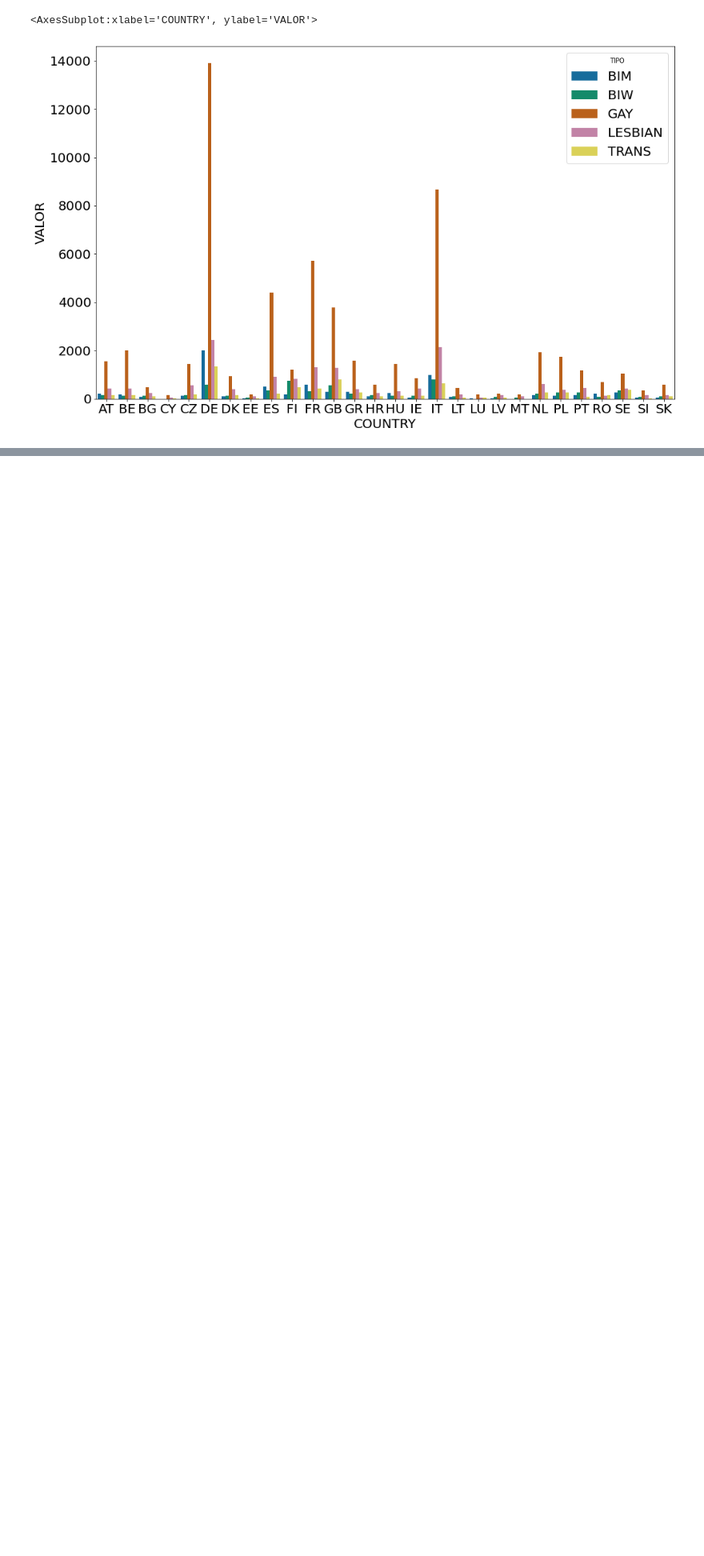
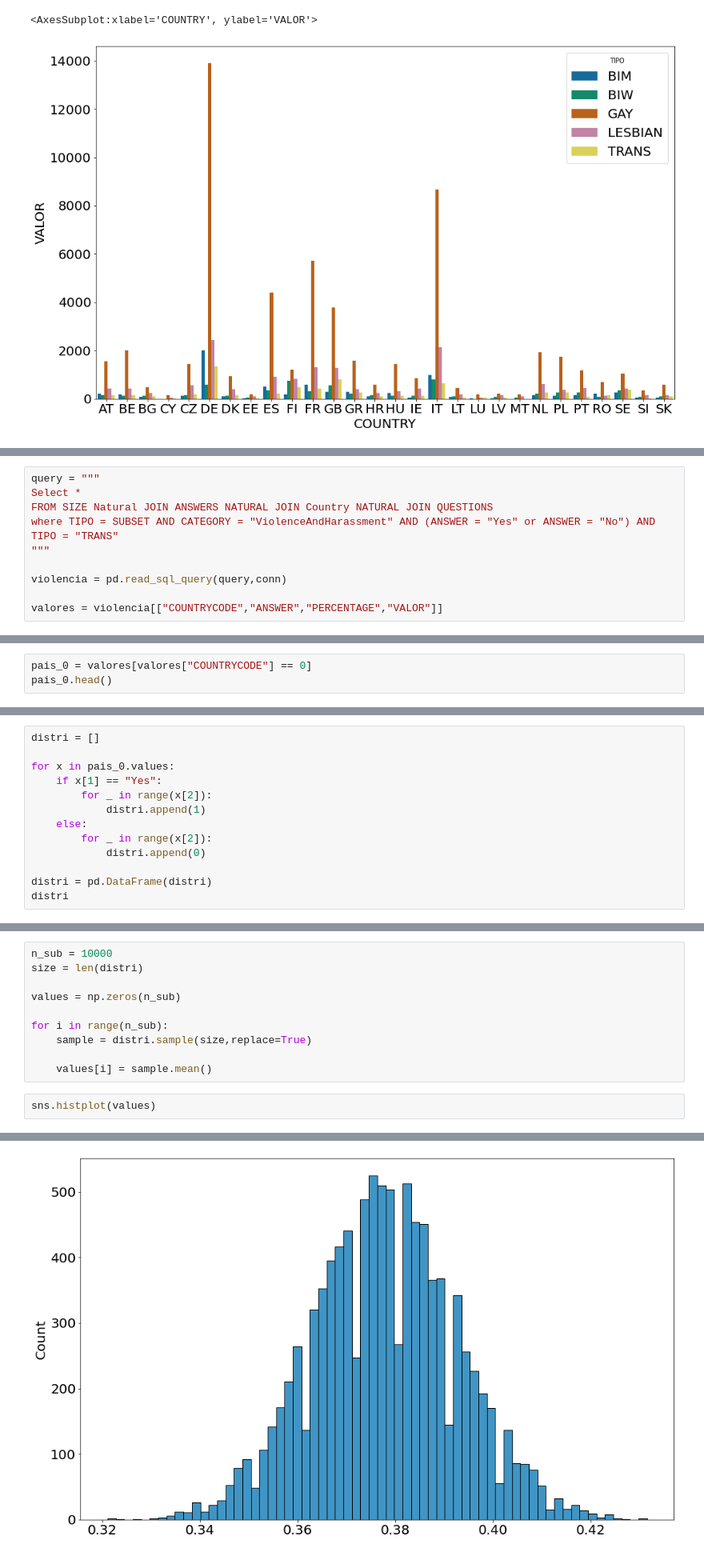
Before and after one commit to FranciscoNevesT/Trabalho-ICD, a Jupyter notebook: Visualização.ipynb, the cells around one changed output, grey strips where cells are left out. Shown: that part at 80% size. Saved outputs shown, nothing was run; the diff lists cells and outputs as text; blank space fills up the shorter version.

```diff
--- a/Visualização.ipynb
+++ b/Visualização.ipynb
@@ -60,0 +124,10 @@ sns.barplot(x = "COUNTRY", y = "VALOR", data = p, hue = "TIPO")
+# %%
+query = """
+Select *
+FROM SIZE Natural JOIN ANSWERS NATURAL JOIN Country NATURAL JOIN QUESTIONS
+where TIPO = SUBSET AND CATEGORY = "ViolenceAndHarassment" AND (ANSWER = "Yes" or ANSWER = "No") AND TIPO = "TRANS"
+"""
+
+violencia = pd.read_sql_query(query,conn)
+
+valores = violencia[["COUNTRYCODE","ANSWER","PERCENTAGE","VALOR"]]
@@ -60,0 +148,3 @@ sns.barplot(x = "COUNTRY", y = "VALOR", data = p, hue = "TIPO")
+# %%
+pais_0 = valores[valores["COUNTRYCODE"] == 0]
+pais_0.head()
@@ -60,0 +158,13 @@ sns.barplot(x = "COUNTRY", y = "VALOR", data = p, hue = "TIPO")
+# %%
+distri = []
+
+for x in pais_0.values:
+    if x[1] == "Yes":
+        for _ in range(x[2]):
+            distri.append(1)
+    else:
+        for _ in range(x[2]):
+            distri.append(0)
+
+distri = pd.DataFrame(distri)
+distri
@@ -60,0 +185,13 @@ sns.barplot(x = "COUNTRY", y = "VALOR", data = p, hue = "TIPO")
+# %%
+n_sub = 10000
+size = len(distri)
+
+values = np.zeros(n_sub)
+
+for i in range(n_sub):
+    sample = distri.sample(size,replace=True)
+
+    values[i] = sample.mean()
+# %%
+sns.histplot(values)
+# %% [output]
@@ -60,0 +199 @@ sns.barplot(x = "COUNTRY", y = "VALOR", data = p, hue = "TIPO")
+[figure, added]
```
Also changed, not shown: parts of 15 cells of this notebook, 5 other files.
